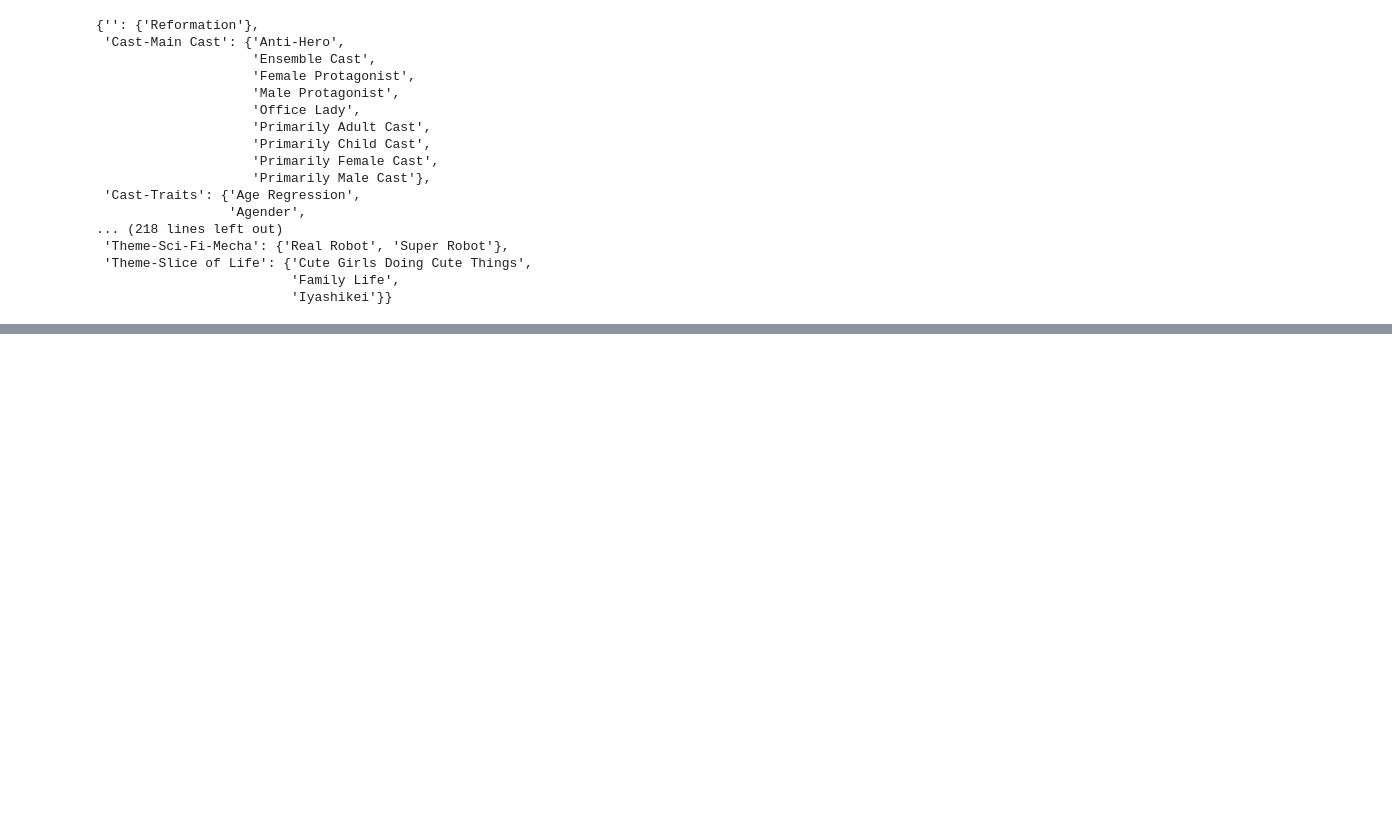
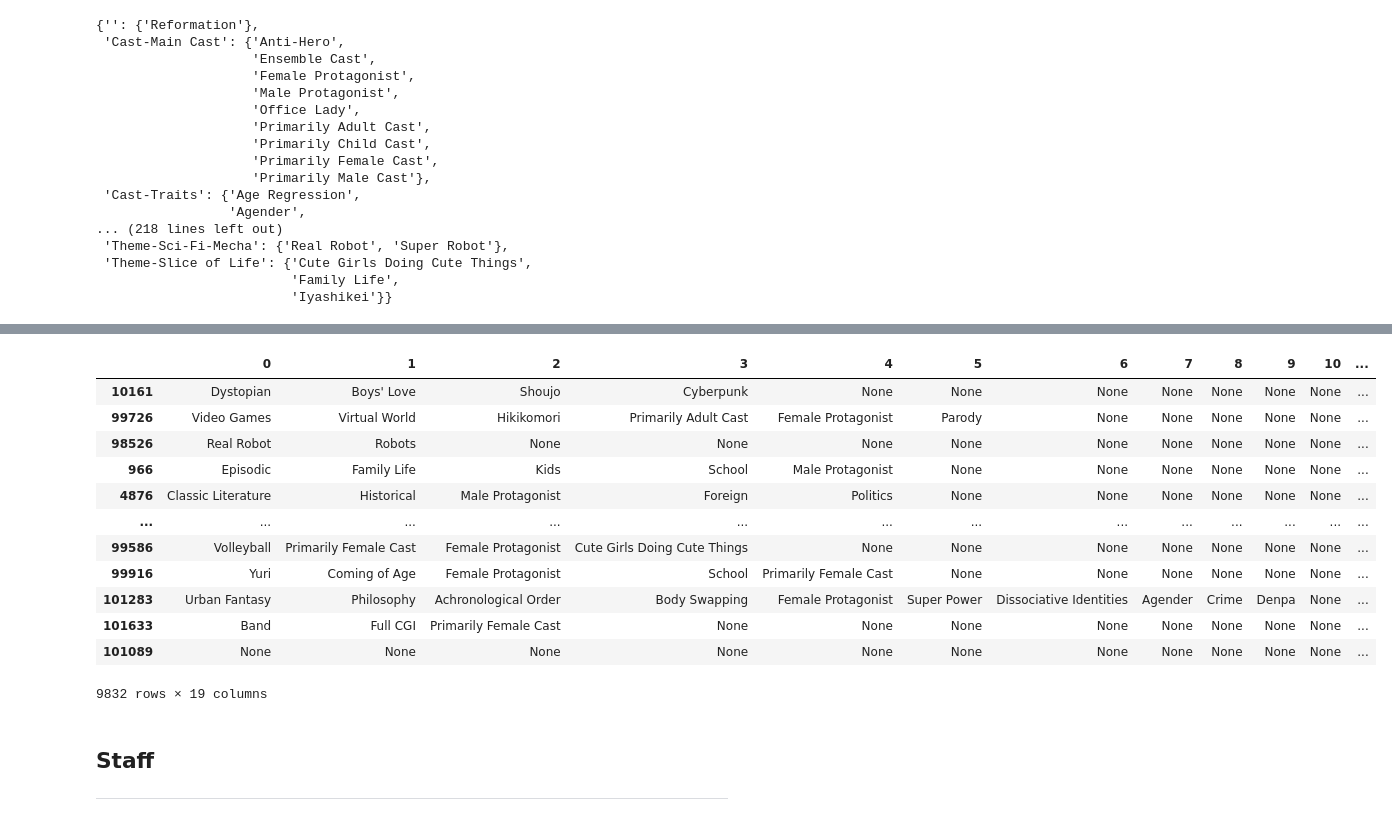
Before and after one commit to sn-ekstrand/content-based-anime-recommender, a Jupyter notebook: data_cleaning.ipynb, the cells around one changed output, grey strips where cells are left out. Drawn from its saved outputs; the diff is of its cells as text; code cells hidden in the pictures; blank space fills up the shorter version.

```diff
--- a/data_cleaning.ipynb
+++ b/data_cleaning.ipynb
@@ -323,0 +328,6 @@ genres_item_matrix
+# %%
+for idx, title in title_df[title_df.index.isin(thriller_idxs)].iterrows():
+    if title['english'] == None:
+        print(title['userPreferred'])
+    else:
+        print(title['english'])
@@ -363,3 +442,44 @@ pp.pprint(tag_categories)
+# %%
+tag_threshold = 60
+keep_tags = []
+keep_tags_idxs = []
+for idx, row in tags_df.iloc[:,:].iterrows():
+    t = []
+    for tag in row:
+        if tag == None:
+            continue # skip
+        else:
+            if tag['rank'] >= tag_threshold:
+                t.append(tag['name'])
+            else:
+                continue # ignore
+    keep_tags.append(t)
+    keep_tags_idxs.append(idx)
+#     tags_df2 = tags_df2.append(keep_tags, ignore_index=True)
+# %%
+pd.DataFrame(list(keep_tags), index=keep_tags_idxs)
+# %% [output]
+|  | 0 | 1 | 2 | 3 | 4 | 5 | 6 | 7 | 8 | 9 | 10 | ... |
+| 10161 | Dystopian | Boys' Love | Shoujo | Cyberpunk | None | None | None | None | None | None | None | ... |
+| 99726 | Video Games | Virtual World | Hikikomori | Primarily Adult Cast | Female Protagonist | Parody | None | None | None | None | None | ... |
+| 98526 | Real Robot | Robots | None | None | None | None | None | None | None | None | None | ... |
+| 966 | Episodic | Family Life | Kids | School | Male Protagonist | None | None | None | None | None | None | ... |
+| 4876 | Classic Literature | Historical | Male Protagonist | Foreign | Politics | None | None | None | None | None | None | ... |
+| ... | ... | ... | ... | ... | ... | ... | ... | ... | ... | ... | ... | ... |
+| 99586 | Volleyball | Primarily Female Cast | Female Protagonist | Cute Girls Doing Cute Things | None | None | None | None | None | None | None | ... |
+| 99916 | Yuri | Coming of Age | Female Protagonist | School | Primarily Female Cast | None | None | None | None | None | None | ... |
+| 101283 | Urban Fantasy | Philosophy | Achronological Order | Body Swapping | Female Protagonist | Super Power | Dissociative Identities | Agender | Crime | Denpa | None | ... |
+| 101633 | Band | Full CGI | Primarily Female Cast | None | None | None | None | None | None | None | None | ... |
+| 101089 | None | None | None | None | None | None | None | None | None | None | None | ... |
+9832 rows × 19 columns
+# %% [markdown]
+
+
+
+## Staff
+
+
+---
 # %%
 staff_df = pd.DataFrame(media_df['staff'])
 staff_df.head()
```
Also changed, not shown: parts of 28 cells of this notebook.
